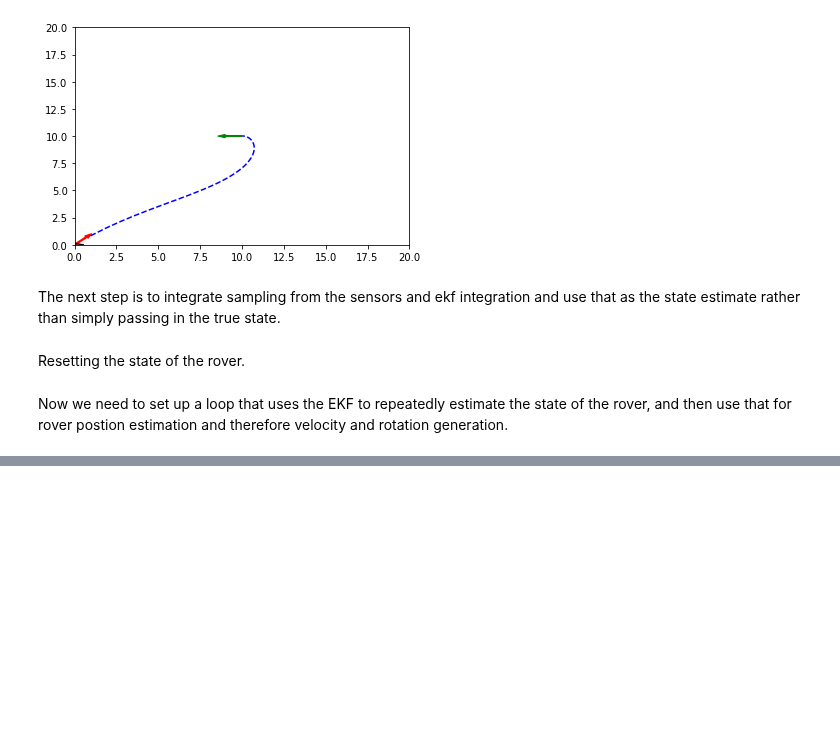
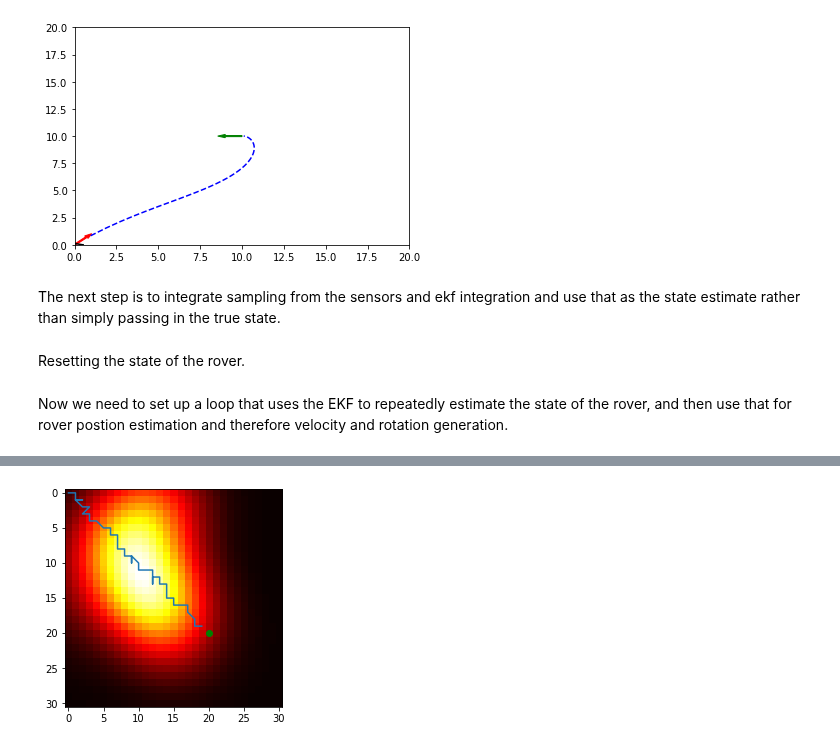
Before and after one commit to JmcRobbie/novaRoverDemos, a Jupyter notebook: Autonomous decision making demonstration.ipynb, the cells around one changed output, grey strips where cells are left out. Cells and saved outputs as stored; diff of their text form; code cells hidden in the pictures; blank space fills up the shorter version.

```diff
--- a/Autonomous decision making demonstration.ipynb
+++ b/Autonomous decision making demonstration.ipynb
@@ -538,0 +540,17 @@ We will proceed assuming the tennis ball is 100m away from the start and the gri
+# %%
+def scan(rover,obstacles,ball,cell_s):
+    for item in obstacles:
+        dy = rover.y-item[1]
+        dx = rover.x-item[0]
+        if abs(dx)+abs(dy)<10:
+            vec = math.atan2(dy,dx)
+            if rover.theta-np.pi/6<vec<rover.theta+np.pi/6:
+                ## add it to the map!
+                applyGaussianToField(rover.world,*item)
+        dy = rover.y-ball[1]
+        dx = rover.x-ball[0]
+        if abs(dx)+abs(dy)<10:
+            vec = math.atan2(dy,dx)
+            if rover.theta-np.pi/6<vec<rover.theta+np.pi/6:
+                ## add it to the map!
+                applyGaussianToField(rover.world,-70,rover.x*cell_s[0],rover.y*cell_s[1],dx**2+dy**2)
@@ -538,0 +643,7 @@ We will proceed assuming the tennis ball is 100m away from the start and the gri
+# %%
+plt.imshow(est_rover_pose.world, cmap='hot', interpolation='nearest')
+plt.plot(ball_location[0],ball_location[1],"ro",color = "Green")
+plt.plot(xpos,ypos)
+plt.show()
+# %% [output]
+[figure, added]
```
Also changed, not shown: parts of 8 cells of this notebook.
